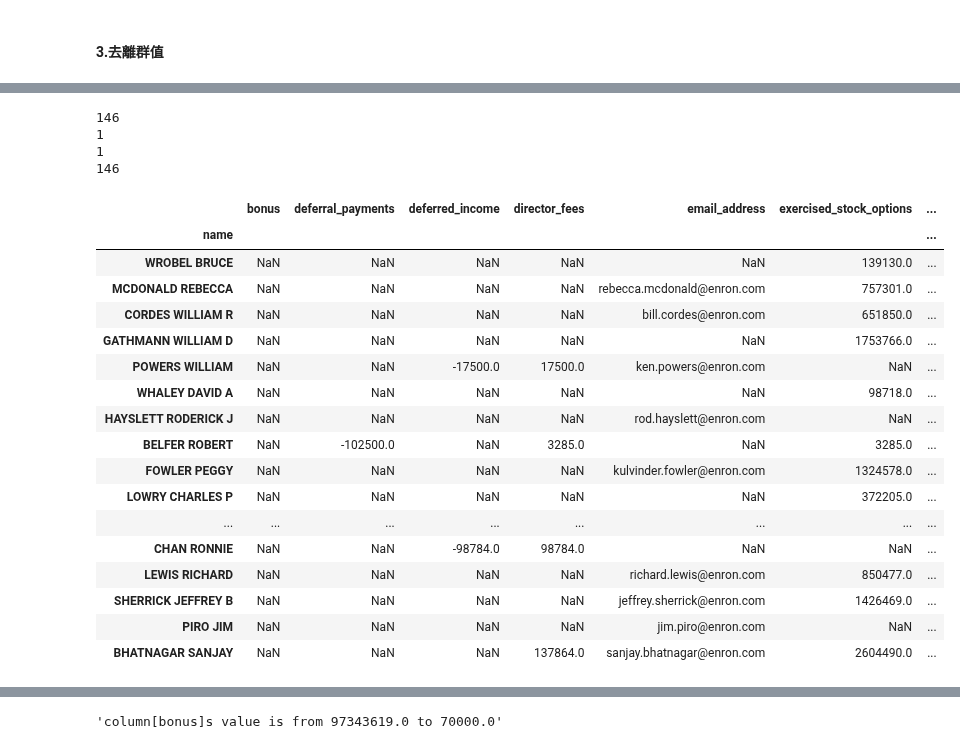
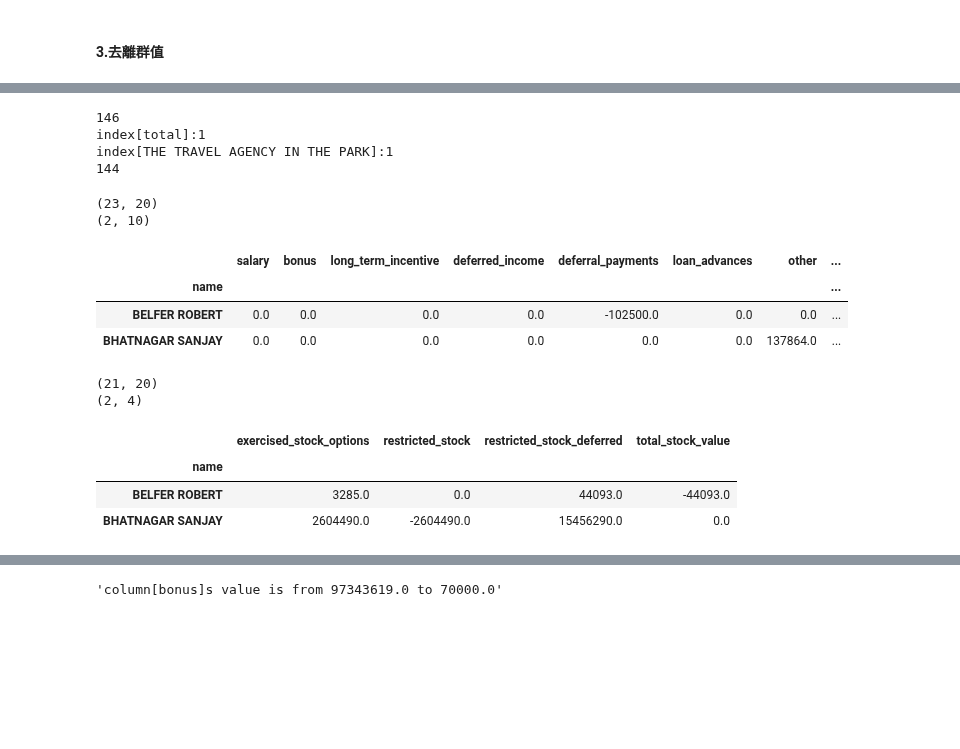
Before and after one commit to DunkLiao/4th-ML100Days, a Jupyter notebook: homework/Day_051_To_053_HW.ipynb, the cells around one changed output, grey strips where cells are left out. Saved outputs shown, nothing was run; the diff lists cells and outputs as text; code cells hidden in the pictures; blank space fills up the shorter version.

```diff
--- a/homework/Day_051_To_053_HW.ipynb
+++ b/homework/Day_051_To_053_HW.ipynb
@@ -168,40 +160,54 @@ df.describe()
 # %%
-# TOTAL 及 THE TRAVEL AGENCY IN THE PARK 是合計欄(非經理人資料)，要刪除
-print(df.shape[0])
-print(len(df[df.index == 'TOTAL']))
-print(len(df[df.index == 'THE TRAVEL AGENCY IN THE PARK']))
-print(df.shape[0])
+# TOTAL 及 THE TRAVEL AGENCY IN THE PARK 是合計欄(非個人資料)，要刪除
+
+print(dt_eval.shape[0])
+print('index[total]:{0}'.format(str(len(dt_eval[dt_eval.index == 'TOTAL']))))
+print('index[THE TRAVEL AGENCY IN THE PARK]:{0}'.format(str(len(dt_eval[dt_eval.index\
+== 'THE TRAVEL AGENCY IN THE PARK']))))
+
+dt_eval = dt_eval.drop(dt_eval.loc[dt_eval.index=='TOTAL'].index)
+dt_eval = dt_eval.drop(dt_eval.loc[dt_eval.index=='THE TRAVEL AGENCY IN THE PARK'].index)
+print(dt_eval.shape[0])
 # %% [output]
 146
-1
-1
-146
+index[total]:1
+index[THE TRAVEL AGENCY IN THE PARK]:1
+144
 # %%
 # 計算付款資料合理性
-df_pay = df.copy()
+dt_eval = df.copy()
 payment_data = ['salary','bonus','long_term_incentive','deferred_income','deferral_payments','loan_advances','other'\
                ,'expenses','director_fees','total_payments']
+errors = (dt_eval[dt_eval[payment_data[:-1]].sum(axis='columns') !=dt_eval['total_payments']])
+print(errors.shape)
+df_pay = df_pay[payment_data].fillna(0)
 errors = (df_pay[df_pay[payment_data[:-1]].sum(axis='columns') !=df_pay['total_payments']])
+# 補零後，還是有兩筆資料有問題
+print(errors.shape)
 errors
-df_pay.fillna(0)
-errors = (df_pay[df_pay[payment_data[:-1]].sum(axis='columns') !=df_pay['total_payments']])
-errors
 # %% [output]
+(23, 20)
+(2, 10)
-|  | bonus | deferral_payments | deferred_income | director_fees | email_address | exercised_stock_options | ... |
-| name |  |  |  |  |  |  | ... |
-| WROBEL BRUCE | NaN | NaN | NaN | NaN | NaN | 139130.0 | ... |
-| MCDONALD REBECCA | NaN | NaN | NaN | NaN | rebecca.mcdonald@enron.com | 757301.0 | ... |
-| CORDES WILLIAM R | NaN | NaN | NaN | NaN | bill.cordes@enron.com | 651850.0 | ... |
-| GATHMANN WILLIAM D | NaN | NaN | NaN | NaN | NaN | 1753766.0 | ... |
-| POWERS WILLIAM | NaN | NaN | -17500.0 | 17500.0 | ken.powers@enron.com | NaN | ... |
-| WHALEY DAVID A | NaN | NaN | NaN | NaN | NaN | 98718.0 | ... |
-| HAYSLETT RODERICK J | NaN | NaN | NaN | NaN | rod.hayslett@enron.com | NaN | ... |
-| BELFER ROBERT | NaN | -102500.0 | NaN | 3285.0 | NaN | 3285.0 | ... |
-| FOWLER PEGGY | NaN | NaN | NaN | NaN | kulvinder.fowler@enron.com | 1324578.0 | ... |
-| LOWRY CHARLES P | NaN | NaN | NaN | NaN | NaN | 372205.0 | ... |
-| ... | ... | ... | ... | ... | ... | ... | ... |
-| CHAN RONNIE | NaN | NaN | -98784.0 | 98784.0 | NaN | NaN | ... |
-| LEWIS RICHARD | NaN | NaN | NaN | NaN | richard.lewis@enron.com | 850477.0 | ... |
-| SHERRICK JEFFREY B | NaN | NaN | NaN | NaN | jeffrey.sherrick@enron.com | 1426469.0 | ... |
-| PIRO JIM | NaN | NaN | NaN | NaN | jim.piro@enron.com | NaN | ... |
-| BHATNAGAR SANJAY | NaN | NaN | NaN | 137864.0 | sanjay.bhatnagar@enron.com | 2604490.0 | ... |
+|  | salary | bonus | long_term_incentive | deferred_income | deferral_payments | loan_advances | other | ... |
+| name |  |  |  |  |  |  |  | ... |
+| BELFER ROBERT | 0.0 | 0.0 | 0.0 | 0.0 | -102500.0 | 0.0 | 0.0 | ... |
+| BHATNAGAR SANJAY | 0.0 | 0.0 | 0.0 | 0.0 | 0.0 | 0.0 | 137864.0 | ... |
+# %%
+# 計算股票資產資料合理性
+df_stock = df.copy()
+stock_data = ['exercised_stock_options','restricted_stock','restricted_stock_deferred',\
+             'total_stock_value']
+errors = (df_stock[df_stock[stock_data[:-1]].sum(axis='columns') !=df_stock['total_stock_value']])
+print(errors.shape)
+df_stock = df_stock[stock_data].fillna(0)
+errors = (df_stock[df_stock[stock_data[:-1]].sum(axis='columns') !=df_stock['total_stock_value']])
+# 補零後，還是有兩筆資料有問題
+print(errors.shape)
+errors
+# %% [output]
+(21, 20)
+(2, 4)
+|  | exercised_stock_options | restricted_stock | restricted_stock_deferred | total_stock_value |
+| name |  |  |  |  |
+| BELFER ROBERT | 3285.0 | 0.0 | 44093.0 | -44093.0 |
+| BHATNAGAR SANJAY | 2604490.0 | -2604490.0 | 15456290.0 | 0.0 |
```
Also changed, not shown: parts of 4 cells of this notebook.
